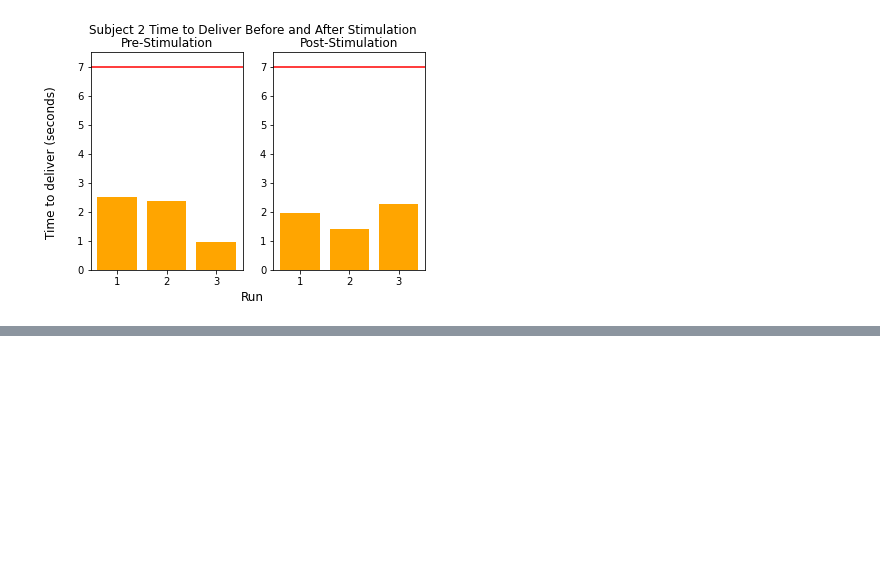
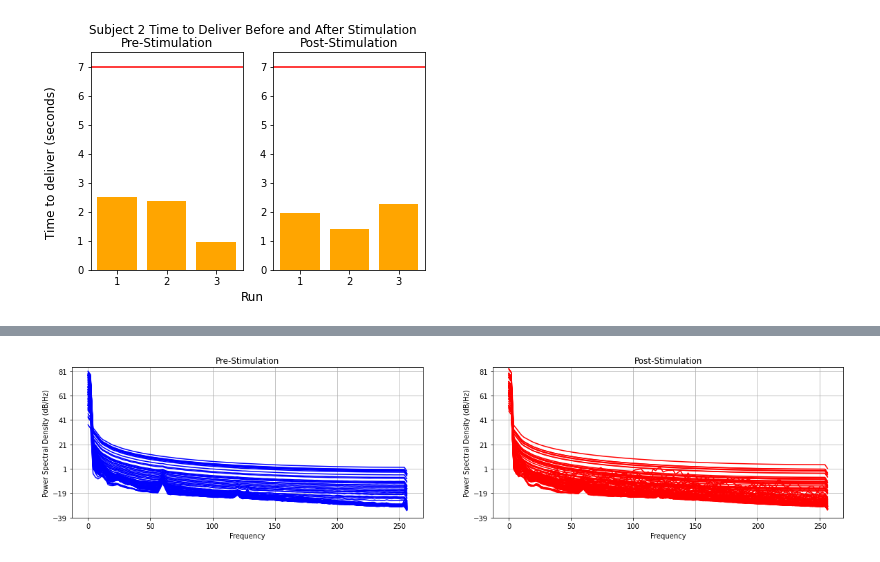
Before and after one commit to coreykarnei/Neural_Final_project, a Jupyter notebook: neural_final_notebook.ipynb, the cells around one changed output, grey strips where cells are left out. Drawn from its saved outputs; the diff is of its cells as text; code cells hidden in the pictures; blank space fills up the shorter version.

```diff
--- a/neural_final_notebook.ipynb
+++ b/neural_final_notebook.ipynb
@@ -382,0 +421,5 @@ d.subject2.plot_average_successful_delivery_time()
+# %%
+d = Data(subjects)
+d.subject1.plot_psds()
+# %% [output]
+[figure, added]
```
Also changed, not shown: parts of 4 cells of this notebook.
